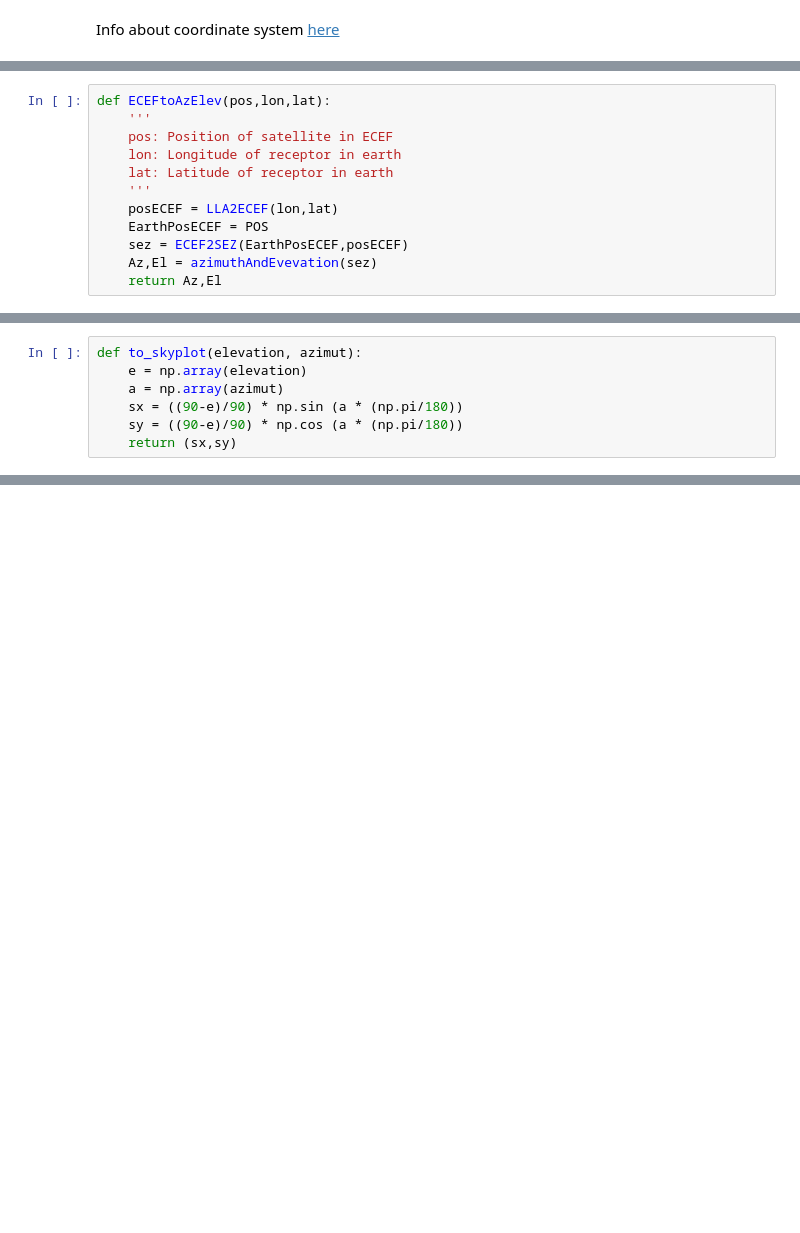
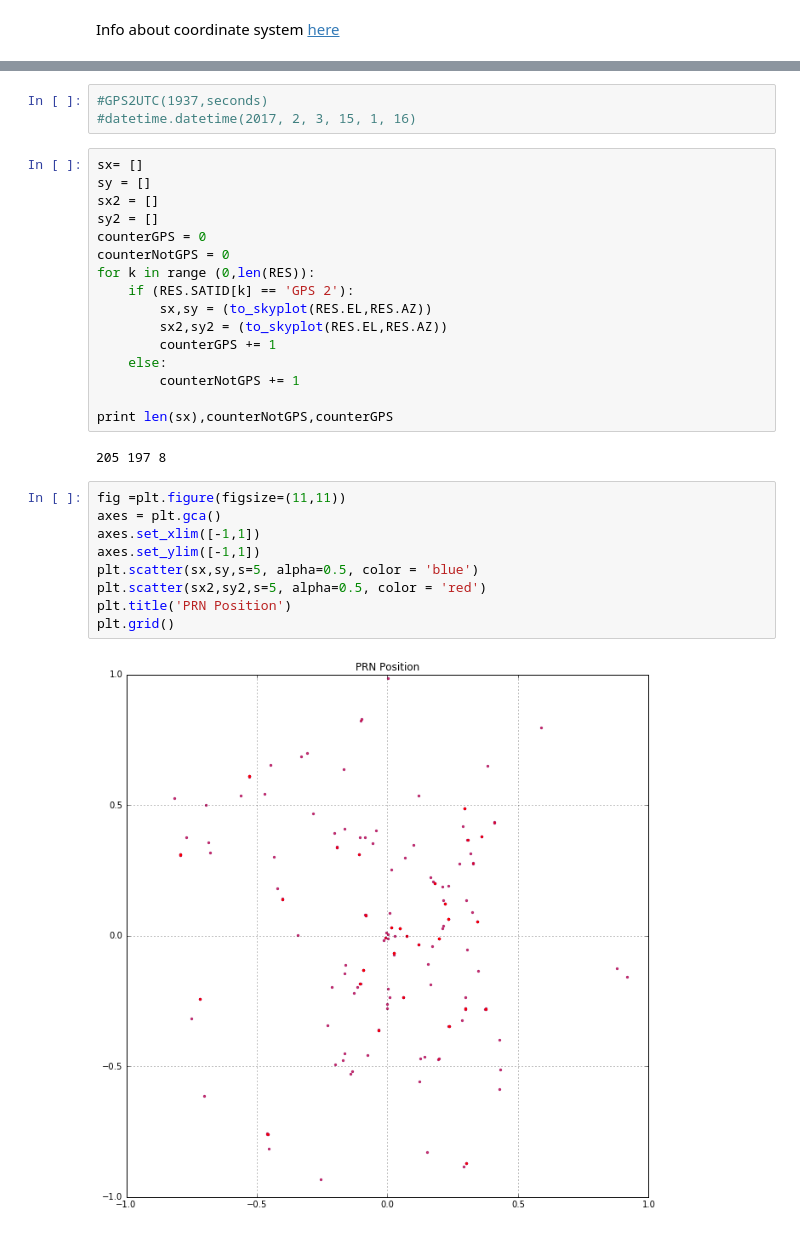
Before and after one commit to mikesneider/SatellitalPosition, a Jupyter notebook: FTP+access.ipynb, the cells around one changed output, grey strips where cells are left out. Cells and saved outputs as stored; diff of their text form; blank space fills up the shorter version.

```diff
--- a/FTP+access.ipynb
+++ b/FTP+access.ipynb
@@ -601,15 +186,3 @@ def azimuthAndEvevation(sez):
-# %%
-def ECEFtoAzElev(pos,lon,lat):
-    '''
-    pos: Position of satellite in ECEF
-    lon: Longitude of receptor in earth
-    lat: Latitude of receptor in earth
-    '''
-    posECEF = LLA2ECEF(lon,lat)
-    EarthPosECEF = POS
-    sez = ECEF2SEZ(EarthPosECEF,posECEF)
-    Az,El = azimuthAndEvevation(sez)
-    return Az,El
 # %%
 Longitude_inGround = -73.1224429
 Latitude_inGround = 7.1388027
@@ -620,10 +193,3 @@ Azimuth:  343.395629913  Elevation:  56.4048975101
-# %%
-def to_skyplot(elevation, azimut):
-    e = np.array(elevation)
-    a = np.array(azimut)
-    sx = ((90-e)/90) * np.sin (a * (np.pi/180))
-    sy = ((90-e)/90) * np.cos (a * (np.pi/180))
-    return (sx,sy)
 # %%
 x,y = to_skyplot(EL,AZ)
 axes = plt.gca()
@@ -636,3 +272,35 @@ plt.scatter(x,y)
+# %%
+#GPS2UTC(1937,seconds)
+#datetime.datetime(2017, 2, 3, 15, 1, 16)
+# %%
+sx= []
+sy = []
+sx2 = []
+sy2 = []
+counterGPS = 0
+counterNotGPS = 0
+for k in range (0,len(RES)):
+    if (RES.SATID[k] == 'GPS 2'):
+        sx,sy = (to_skyplot(RES.EL,RES.AZ))
+        sx2,sy2 = (to_skyplot(RES.EL,RES.AZ))
+        counterGPS += 1
+    else:
+        counterNotGPS += 1
+
+print len(sx),counterNotGPS,counterGPS
+# %% [output]
+205 197 8
+# %%
+fig =plt.figure(figsize=(11,11))
+axes = plt.gca()
+axes.set_xlim([-1,1])
+axes.set_ylim([-1,1])
+plt.scatter(sx,sy,s=5, alpha=0.5, color = 'blue')
+plt.scatter(sx2,sy2,s=5, alpha=0.5, color = 'red')
+plt.title('PRN Position')
+plt.grid()
+# %% [output]
+[figure, added]
 # %%
 import datetime
 #PRN = All
```
Also changed, not shown: parts of 44 cells of this notebook, 2 other files.
